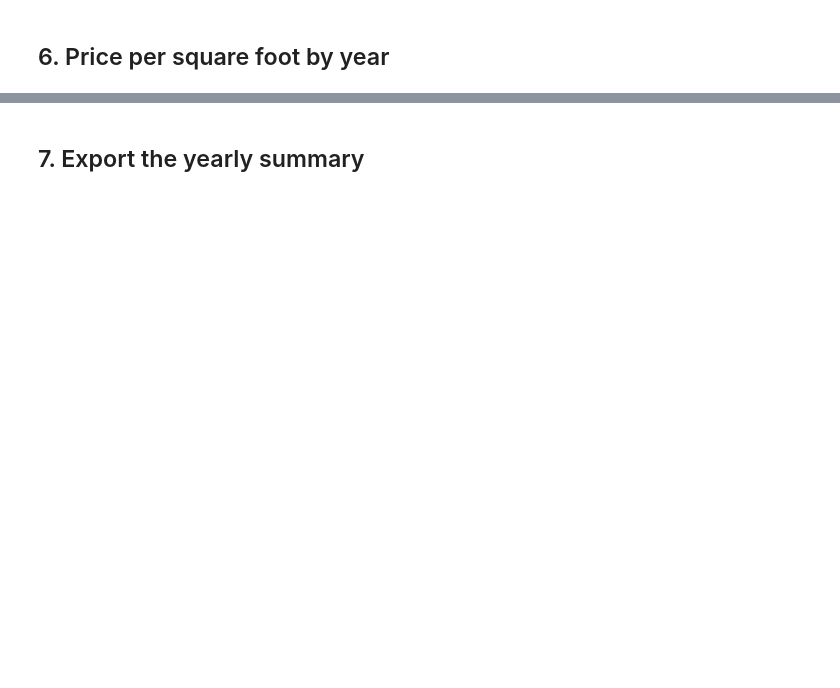
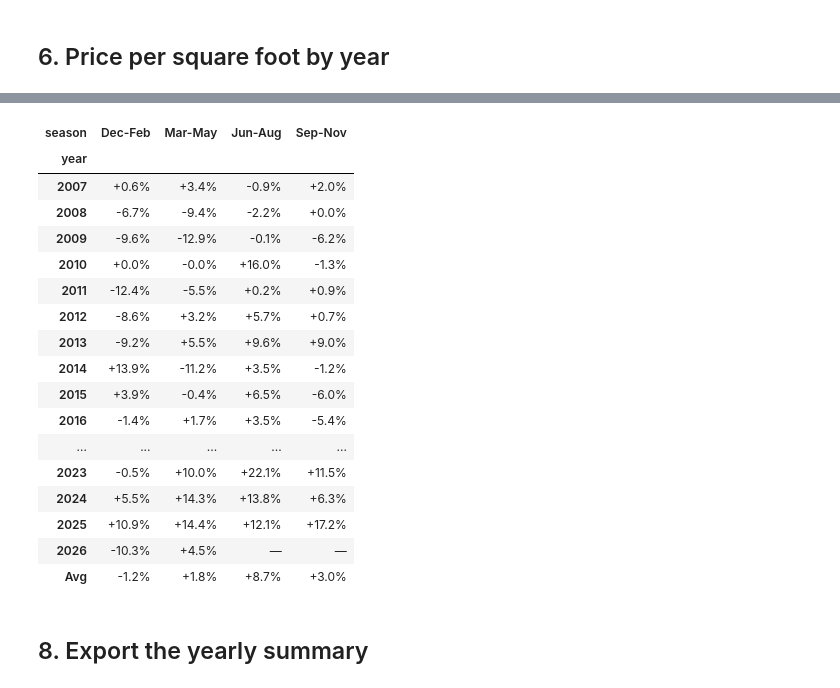
Before and after one commit to puzeyang/mls-analysis, a Jupyter notebook: notebooks/sales_trends.ipynb, the cells around one changed output, grey strips where cells are left out. Saved outputs shown, nothing was run; the diff lists cells and outputs as text; code cells hidden in the pictures; blank space fills up the shorter version.

```diff
--- a/notebooks/sales_trends.ipynb
+++ b/notebooks/sales_trends.ipynb
@@ -121,5 +334,50 @@ plt.show()
+# %%
+SEASON = {12: "Dec-Feb", 1: "Dec-Feb", 2: "Dec-Feb",
+          3: "Mar-May", 4: "Mar-May", 5: "Mar-May",
+          6: "Jun-Aug", 7: "Jun-Aug", 8: "Jun-Aug",
+          9: "Sep-Nov", 10: "Sep-Nov", 11: "Sep-Nov"}
+SEASON_ORDER = ["Dec-Feb", "Mar-May", "Jun-Aug", "Sep-Nov"]
+
+s = base.copy()
+s["season"] = s["month"].map(SEASON)
+# label winter by the year it ends in: December rolls into next year's Dec-Feb
+s["season_year"] = s["year"] + (s["month"] == 12).astype(int)
+
+# pooled median across each season's 3 months, vs. prior calendar year's median
+sm = s.groupby(["season_year", "season"])["price"].median().rename("median").reset_index()
+sm["pct"] = (sm["median"] / sm["season_year"].sub(1).map(yearly_med) - 1) * 100
+
+last20_s = sorted(s["season_year"].unique())[-20:]
+season_table = (sm[sm["season_year"].isin(last20_s)]
+                .pivot(index="season_year", columns="season", values="pct")
+                .reindex(columns=SEASON_ORDER))
+season_table.index = season_table.index.astype(int)
+season_table.index.name = "year"
+season_table.loc["Avg"] = season_table.mean(axis=0)
+
+season_table.style.format("{:+.1f}%", na_rep="—").background_gradient(
+    cmap="RdYlGn", axis=None, vmin=-20, vmax=20)
+# %% [output]
+| season | Dec-Feb | Mar-May | Jun-Aug | Sep-Nov |
+| year |  |  |  |  |
+| 2007 | +0.6% | +3.4% | -0.9% | +2.0% |
+| 2008 | -6.7% | -9.4% | -2.2% | +0.0% |
+| 2009 | -9.6% | -12.9% | -0.1% | -6.2% |
+| 2010 | +0.0% | -0.0% | +16.0% | -1.3% |
+| 2011 | -12.4% | -5.5% | +0.2% | +0.9% |
+| 2012 | -8.6% | +3.2% | +5.7% | +0.7% |
+| 2013 | -9.2% | +5.5% | +9.6% | +9.0% |
+| 2014 | +13.9% | -11.2% | +3.5% | -1.2% |
+| 2015 | +3.9% | -0.4% | +6.5% | -6.0% |
+| 2016 | -1.4% | +1.7% | +3.5% | -5.4% |
+| ... | ... | ... | ... | ... |
+| 2023 | -0.5% | +10.0% | +22.1% | +11.5% |
+| 2024 | +5.5% | +14.3% | +13.8% | +6.3% |
+| 2025 | +10.9% | +14.4% | +12.1% | +17.2% |
+| 2026 | -10.3% | +4.5% | — | — |
+| Avg | -1.2% | +1.8% | +8.7% | +3.0% |
 # %% [markdown]
-## 7. Export the yearly summary
+## 8. Export the yearly summary
 # %%
 out = Path("..") / "output"
 out.mkdir(exist_ok=True)
```
Also changed, not shown: parts of 16 cells of this notebook, 1 other file.
